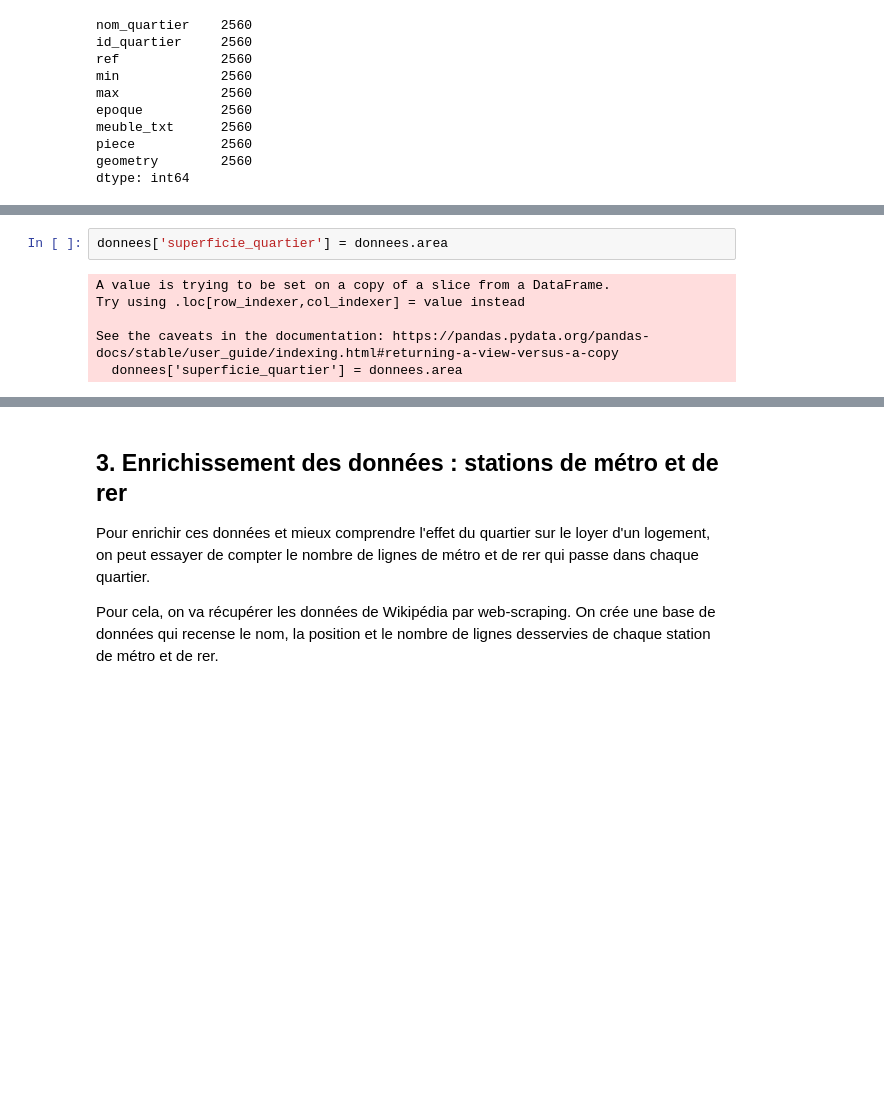
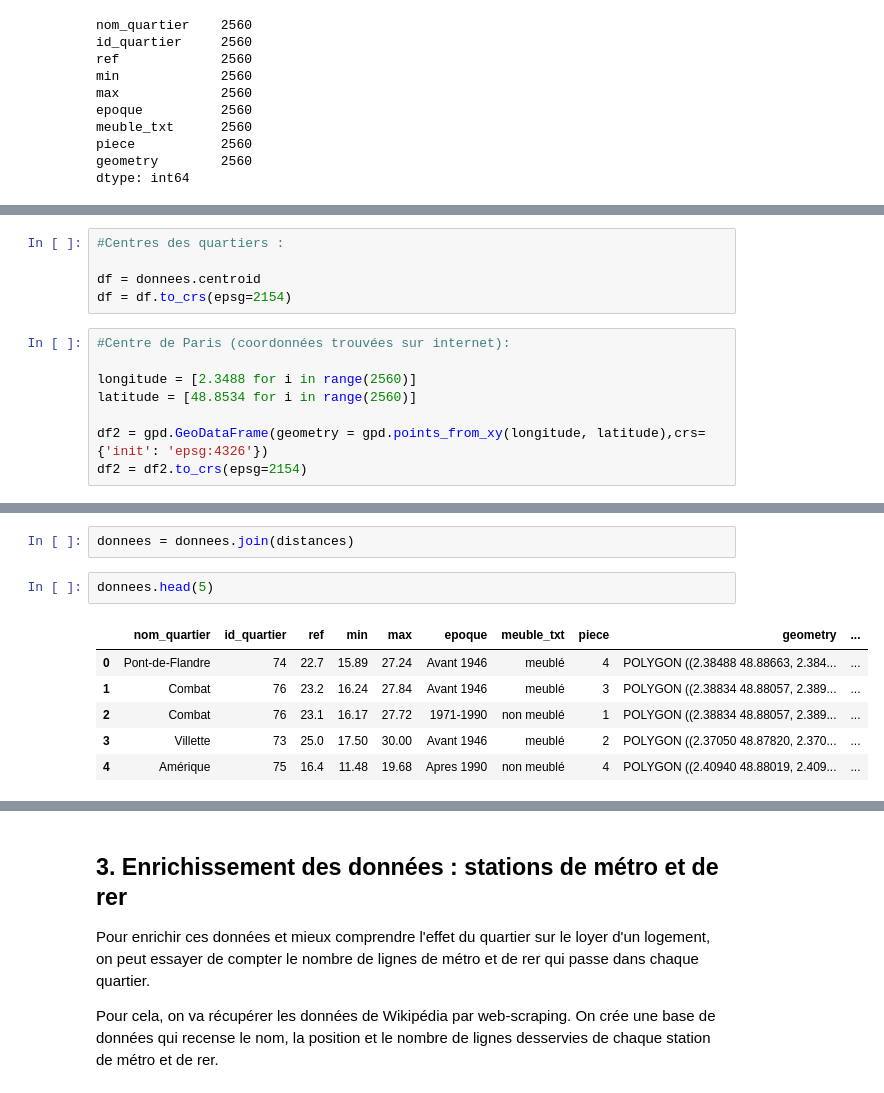
Before and after one commit to eric-vong/Projet-Python, a Jupyter notebook: Traitement_donnees.ipynb, the cells around one changed output, grey strips where cells are left out. Drawn from its saved outputs; the diff is of its cells as text; blank space fills up the shorter version.

```diff
--- a/Traitement_donnees.ipynb
+++ b/Traitement_donnees.ipynb
@@ -64,0 +70,13 @@ On ajoute deux variables, qui sont :
+# %%
+#Centres des quartiers :
+
+df = donnees.centroid
+df = df.to_crs(epsg=2154)
+# %%
+#Centre de Paris (coordonnées trouvées sur internet):
+
+longitude = [2.3488 for i in range(2560)]
+latitude = [48.8534 for i in range(2560)]
+
+df2 = gpd.GeoDataFrame(geometry = gpd.points_from_xy(longitude, latitude),crs={'init': 'epsg:4326'})
+df2 = df2.to_crs(epsg=2154)
@@ -65,8 +94,11 @@ On ajoute deux variables, qui sont :
 # %%
-donnees['superficie_quartier'] = donnees.area
+donnees = donnees.join(distances)
-# %% [output]
-A value is trying to be set on a copy of a slice from a DataFrame.
-Try using .loc[row_indexer,col_indexer] = value instead
-
-See the caveats in the documentation: https://pandas.pydata.org/pandas-docs/stable/user_guide/indexing.html#returning-a-view-versus-a-copy
-  donnees['superficie_quartier'] = donnees.area
+# %%
+donnees.head(5)
+# %% [output]
+|  | nom_quartier | id_quartier | ref | min | max | epoque | meuble_txt | piece | geometry | ... |
+| 0 | Pont-de-Flandre | 74 | 22.7 | 15.89 | 27.24 | Avant 1946 | meublé | 4 | POLYGON ((2.38488 48.88663, 2.384... | ... |
+| 1 | Combat | 76 | 23.2 | 16.24 | 27.84 | Avant 1946 | meublé | 3 | POLYGON ((2.38834 48.88057, 2.389... | ... |
+| 2 | Combat | 76 | 23.1 | 16.17 | 27.72 | 1971-1990 | non meublé | 1 | POLYGON ((2.38834 48.88057, 2.389... | ... |
+| 3 | Villette | 73 | 25.0 | 17.50 | 30.00 | Avant 1946 | meublé | 2 | POLYGON ((2.37050 48.87820, 2.370... | ... |
+| 4 | Amérique | 75 | 16.4 | 11.48 | 19.68 | Apres 1990 | non meublé | 4 | POLYGON ((2.40940 48.88019, 2.409... | ... |
```
Also changed, not shown: parts of 11 cells of this notebook.
